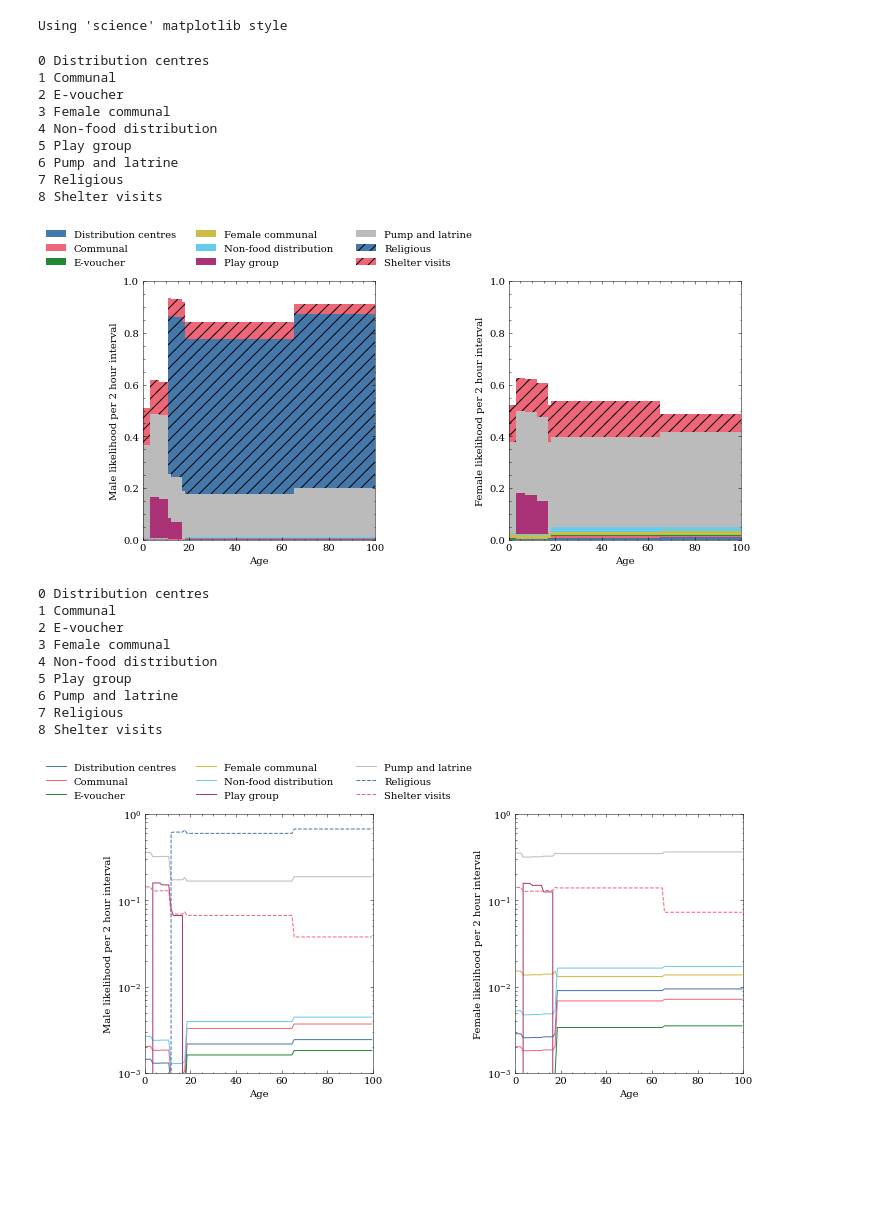
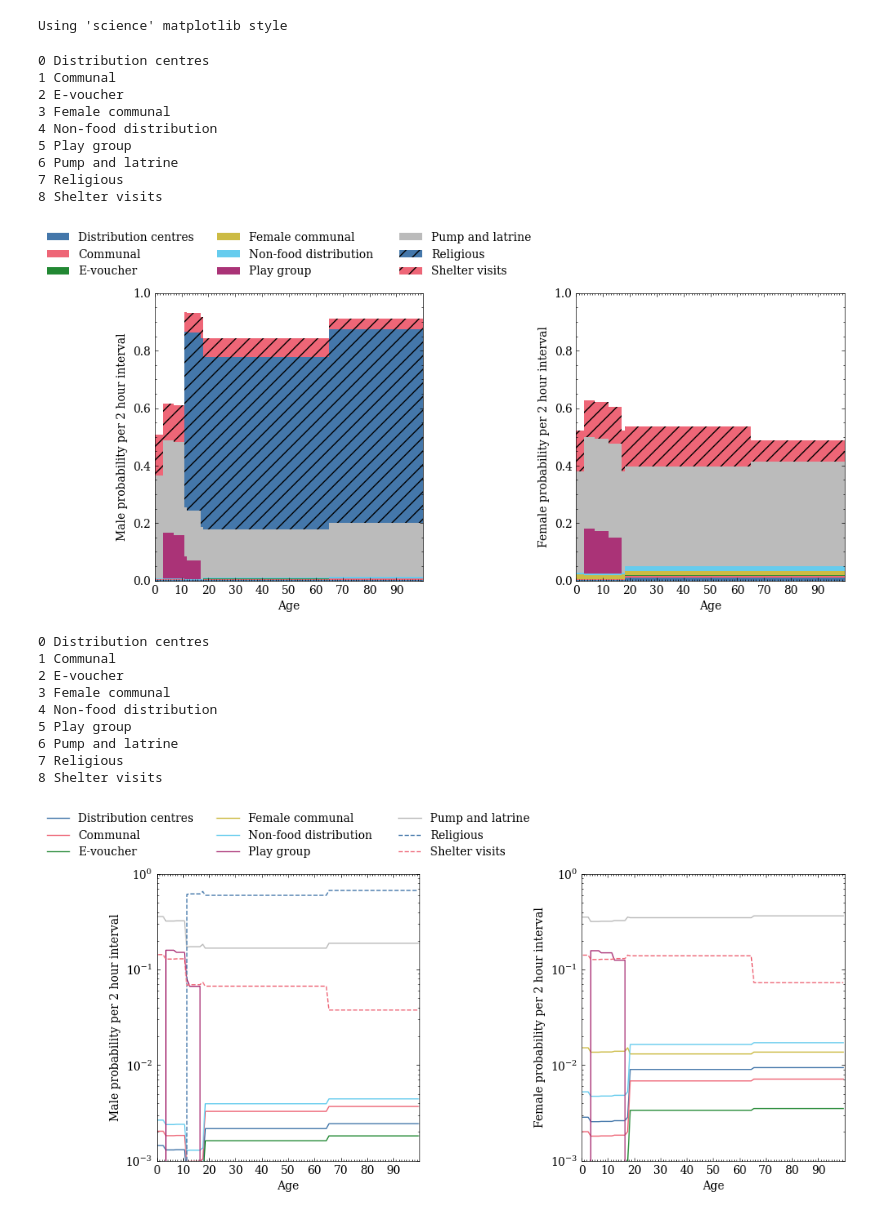
Before and after one commit to UNGlobalPulse/UNGP-contact-survey, a Jupyter notebook: AttendencePlots.ipynb, the cells around one changed output. Saved outputs shown, nothing was run; the diff lists cells and outputs as text; code cells hidden in the pictures; blank space fills up the shorter version.

```diff
--- a/AttendencePlots.ipynb
+++ b/AttendencePlots.ipynb
@@ -71,36 +71,45 @@ for ii, contact_type in enumerate(cols[1:]):
     ax2.bar(
         mids, heights_W, widths, bottom=lower_W,
         hatch=hatch, label=contact_type,
         edgecolor="black",linewidth=0
     )
     lower_W = lower_W + heights_W
 
     plotted += 1
 
 ax1.set_xlim(bins[0], bins[-1])
 ax1.set_ylim(0,1)
 ax2.set_xlim(bins[0], bins[-1])
 ax2.set_ylim(0,1)
 
+ticksminor = np.arange(0, bins[-1], int((bins[-1] + 1) / (bins[-1] - 1)))
+ax1.set_xticks(ticksminor, minor=True)
+ax2.set_xticks(ticksminor, minor=True)
+
+ticksmajor = np.arange(0, bins[-1], 10)
+ax1.set_xticks(ticksmajor)
+ax2.set_xticks(ticksmajor)
+
 ax1.legend(bbox_to_anchor = (0.5,1.02),loc='lower center',ncol=3)
 ax1.set_xlabel('Age')
-ax1.set_ylabel('Male likelihood per 2 hour interval')
+ax1.set_ylabel('Male probability per 2 hour interval')
 ax2.set_xlabel('Age')
-ax2.set_ylabel('Female likelihood per 2 hour interval')
+ax2.set_ylabel('Female probability per 2 hour interval')
 f.subplots_adjust(top=0.70)
 plt.tight_layout()
 plt.savefig(Figs_Path / "AgeProbabilities.pdf", dpi=300)
+plt.savefig(Figs_Path / "AgeProbabilities.png", dpi=300)
 # %% [output]
 0 Distribution centres
 1 Communal
 2 E-voucher
 3 Female communal
 4 Non-food distribution
 5 Play group
 6 Pump and latrine
 7 Religious
 8 Shelter visits
-[figure, old version]
+[figure, new version]
 # %%
 plt.rcParams["figure.figsize"] = (10,5)
 f, (ax1,ax2) = plt.subplots(1,2)
@@ -144,17 +153,26 @@ ax1.set_ylim(1e-3,1)
 ax2.set_xlim(bins[0], bins[-1])
 ax2.set_ylim(1e-3,1)
 
+ticksminor = np.arange(0, bins[-1], int((bins[-1] + 1) / (bins[-1] - 1)))
+ax1.set_xticks(ticksminor, minor=True)
+ax2.set_xticks(ticksminor, minor=True)
+
+ticksmajor = np.arange(0, bins[-1], 10)
+ax1.set_xticks(ticksmajor)
+ax2.set_xticks(ticksmajor)
+
 ax1.set_yscale("log")
 ax2.set_yscale("log")
 
 ax1.legend(bbox_to_anchor = (0.5,1.02),loc='lower center',ncol=3)
 ax1.set_xlabel('Age')
-ax1.set_ylabel('Male likelihood per 2 hour interval')
+ax1.set_ylabel('Male probability per 2 hour interval')
 ax2.set_xlabel('Age')
-ax2.set_ylabel('Female likelihood per 2 hour interval')
+ax2.set_ylabel('Female probability per 2 hour interval')
 f.subplots_adjust(top=0.70)
 plt.tight_layout()
 plt.savefig(Figs_Path / "AgeProbabilities_Log.pdf", dpi=300)
+plt.savefig(Figs_Path / "AgeProbabilities_Log.png", dpi=300)
 # %% [output]
 0 Distribution centres
 1 Communal
@@ -165,4 +183,4 @@ plt.savefig(Figs_Path / "AgeProbabilities_Log.pdf", dpi=300)
 6 Pump and latrine
 7 Religious
 8 Shelter visits
-[figure, old version]
+[figure, new version]
```
Also changed, not shown: 1 other file.
